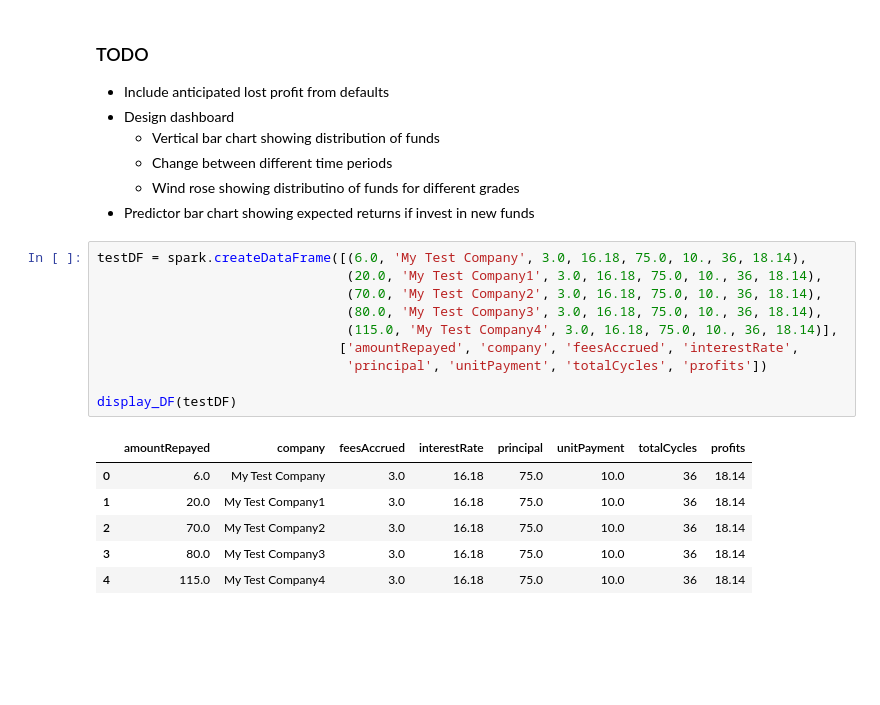
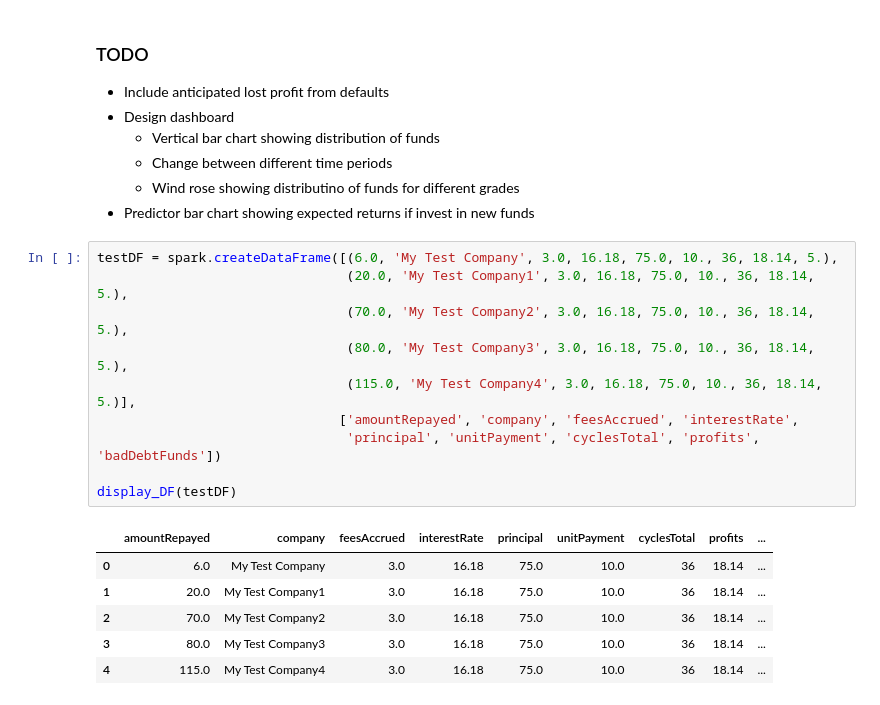
Before and after one commit to christeefy/LendingLoopDashboard, a Jupyter notebook: Lending Loop.ipynb, the cells around one changed output. Cells and saved outputs as stored; diff of their text form; blank space fills up the shorter version.

```diff
--- a/Lending Loop.ipynb
+++ b/Lending Loop.ipynb
@@ -486,19 +417,19 @@ progress_bar(notesDF)
     - Wind rose showing distributino of funds for different grades
 - Predictor bar chart showing expected returns if invest in new funds
 # %%
-testDF = spark.createDataFrame([(6.0, 'My Test Company', 3.0, 16.18, 75.0, 10., 36, 18.14),
-                                (20.0, 'My Test Company1', 3.0, 16.18, 75.0, 10., 36, 18.14),
-                                (70.0, 'My Test Company2', 3.0, 16.18, 75.0, 10., 36, 18.14),
-                                (80.0, 'My Test Company3', 3.0, 16.18, 75.0, 10., 36, 18.14),
-                                (115.0, 'My Test Company4', 3.0, 16.18, 75.0, 10., 36, 18.14)],
+testDF = spark.createDataFrame([(6.0, 'My Test Company', 3.0, 16.18, 75.0, 10., 36, 18.14, 5.),
+                                (20.0, 'My Test Company1', 3.0, 16.18, 75.0, 10., 36, 18.14, 5.),
+                                (70.0, 'My Test Company2', 3.0, 16.18, 75.0, 10., 36, 18.14, 5.),
+                                (80.0, 'My Test Company3', 3.0, 16.18, 75.0, 10., 36, 18.14, 5.),
+                                (115.0, 'My Test Company4', 3.0, 16.18, 75.0, 10., 36, 18.14, 5.)],
                                ['amountRepayed', 'company', 'feesAccrued', 'interestRate',
-                                'principal', 'unitPayment', 'totalCycles', 'profits'])
+                                'principal', 'unitPayment', 'cyclesTotal', 'profits', 'badDebtFunds'])
 
 display_DF(testDF)
 # %% [output]
-|  | amountRepayed | company | feesAccrued | interestRate | principal | unitPayment | totalCycles | profits |
-| 0 | 6.0 | My Test Company | 3.0 | 16.18 | 75.0 | 10.0 | 36 | 18.14 |
-| 1 | 20.0 | My Test Company1 | 3.0 | 16.18 | 75.0 | 10.0 | 36 | 18.14 |
-| 2 | 70.0 | My Test Company2 | 3.0 | 16.18 | 75.0 | 10.0 | 36 | 18.14 |
-| 3 | 80.0 | My Test Company3 | 3.0 | 16.18 | 75.0 | 10.0 | 36 | 18.14 |
-| 4 | 115.0 | My Test Company4 | 3.0 | 16.18 | 75.0 | 10.0 | 36 | 18.14 |
+|  | amountRepayed | company | feesAccrued | interestRate | principal | unitPayment | cyclesTotal | profits | ... |
+| 0 | 6.0 | My Test Company | 3.0 | 16.18 | 75.0 | 10.0 | 36 | 18.14 | ... |
+| 1 | 20.0 | My Test Company1 | 3.0 | 16.18 | 75.0 | 10.0 | 36 | 18.14 | ... |
+| 2 | 70.0 | My Test Company2 | 3.0 | 16.18 | 75.0 | 10.0 | 36 | 18.14 | ... |
+| 3 | 80.0 | My Test Company3 | 3.0 | 16.18 | 75.0 | 10.0 | 36 | 18.14 | ... |
+| 4 | 115.0 | My Test Company4 | 3.0 | 16.18 | 75.0 | 10.0 | 36 | 18.14 | ... |
```
Also changed, not shown: parts of 20 cells of this notebook.
